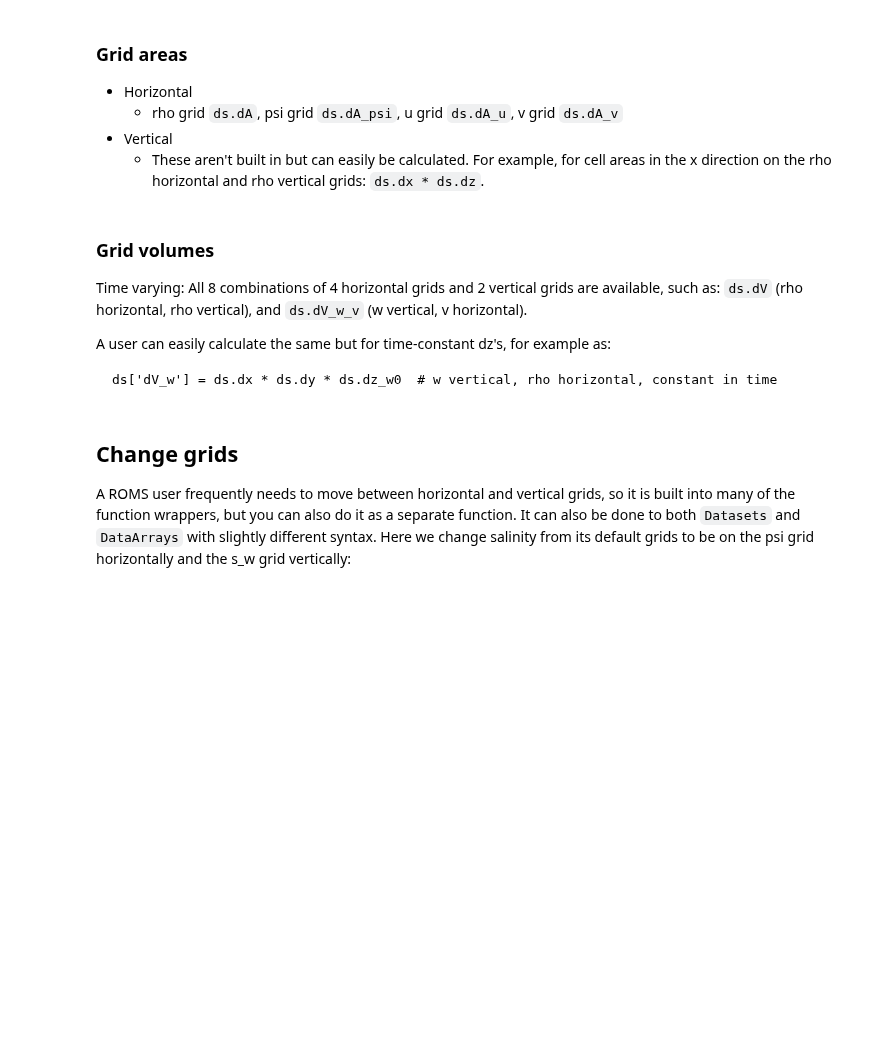
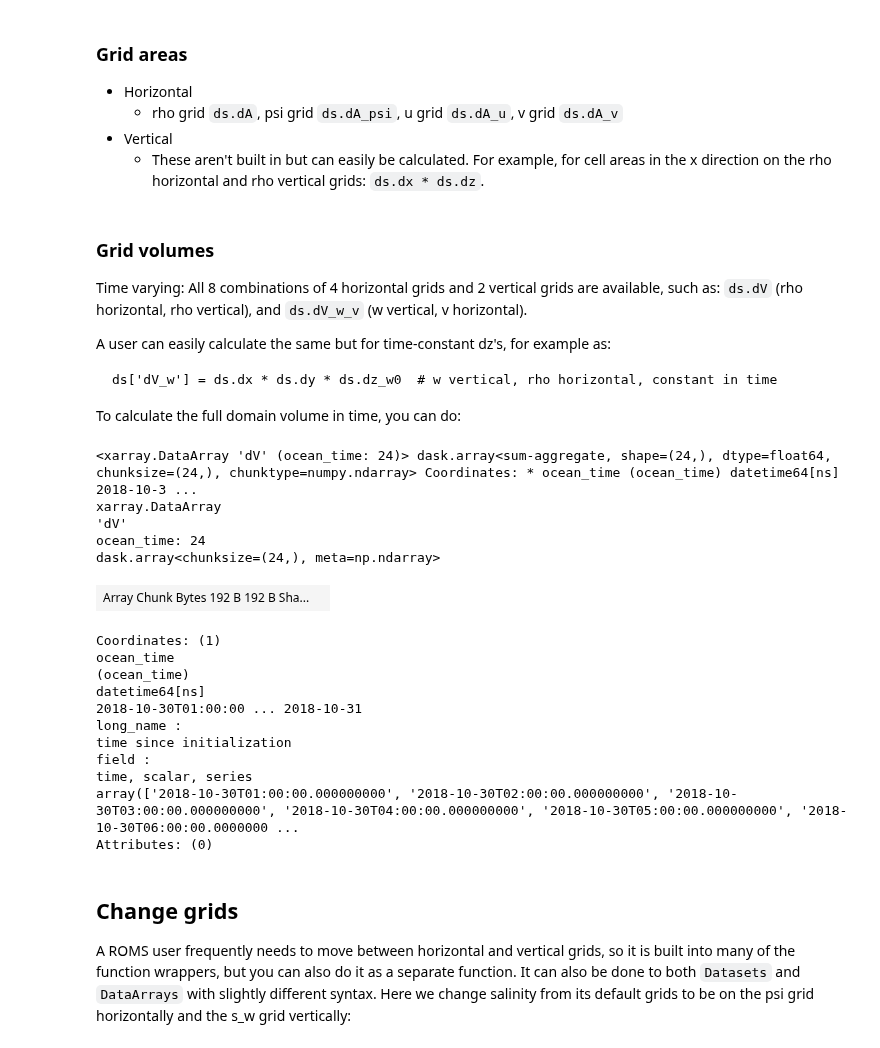
Before and after one commit to xoceanmodel/xroms, a Jupyter notebook: examples/calc.ipynb, the cells around one changed output. Saved outputs shown, nothing was run; the diff lists cells and outputs as text; code cells hidden in the pictures; blank space fills up the shorter version.

Commit message:
example for volume

```diff
--- a/examples/calc.ipynb
+++ b/examples/calc.ipynb
@@ -92,6 +92,28 @@ Time varying: All 8 combinations of 4 horizontal grids and 2 vertical grids are
 A user can easily calculate the same but for time-constant dz's, for example as:
 
     ds['dV_w'] = ds.dx * ds.dy * ds.dz_w0  # w vertical, rho horizontal, constant in time
+
+To calculate the full domain volume in time, you can do:
+# %%
+ds.dV.sum(('s_rho', 'eta_rho', 'xi_rho'))
+# %% [output]
+<xarray.DataArray 'dV' (ocean_time: 24)> dask.array<sum-aggregate, shape=(24,), dtype=float64, chunksize=(24,), chunktype=numpy.ndarray> Coordinates: * ocean_time (ocean_time) datetime64[ns] 2018-10-3 ...
+xarray.DataArray
+'dV'
+ocean_time: 24
+dask.array<chunksize=(24,), meta=np.ndarray>
+| Array Chunk Bytes 192 B 192 B Sha... |  |
+Coordinates: (1)
+ocean_time
+(ocean_time)
+datetime64[ns]
+2018-10-30T01:00:00 ... 2018-10-31
+long_name :
+time since initialization
+field :
+time, scalar, series
+array(['2018-10-30T01:00:00.000000000', '2018-10-30T02:00:00.000000000', '2018-10-30T03:00:00.000000000', '2018-10-30T04:00:00.000000000', '2018-10-30T05:00:00.000000000', '2018-10-30T06:00:00.0000000 ...
+Attributes: (0)
 # %% [markdown]
 ## Change grids
 
```
